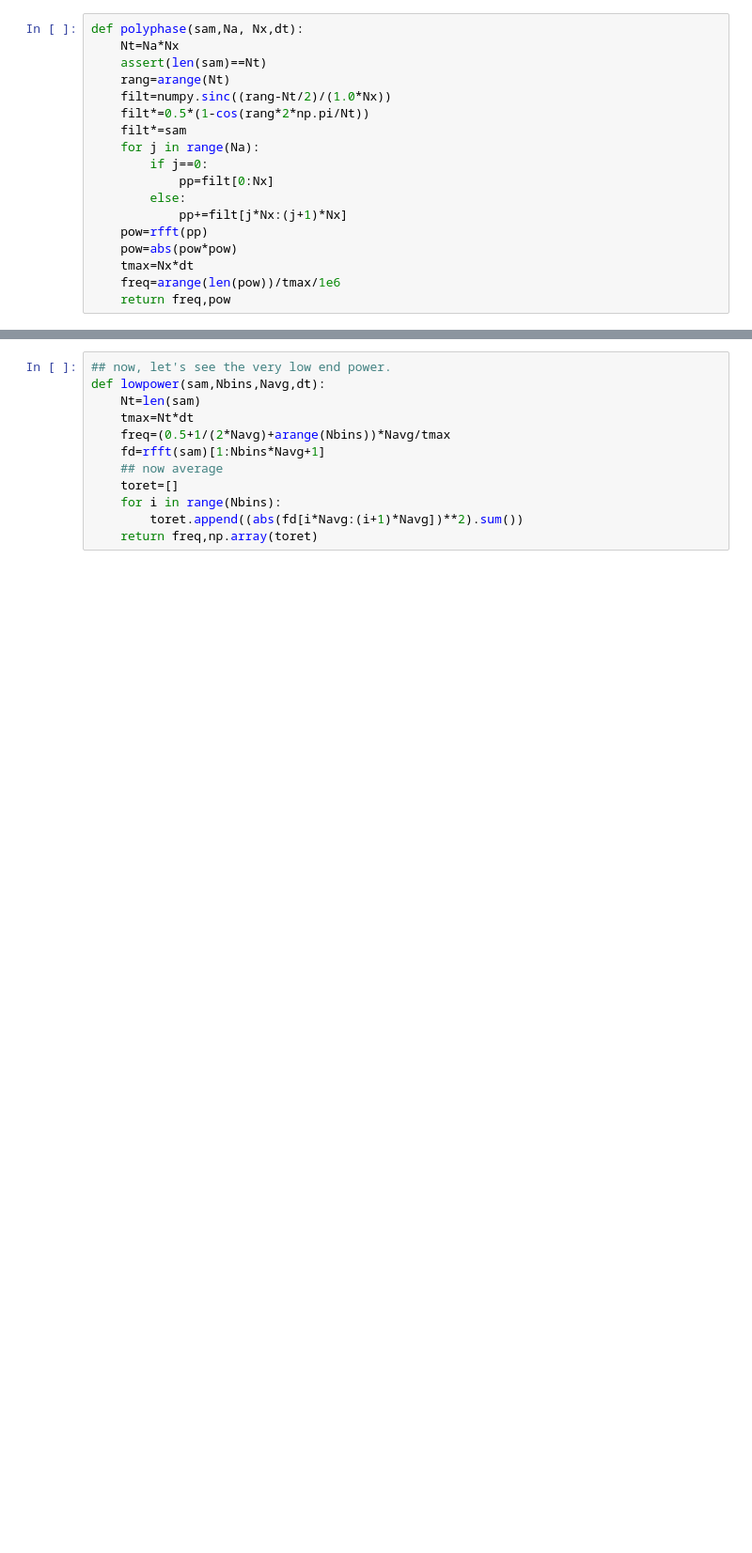
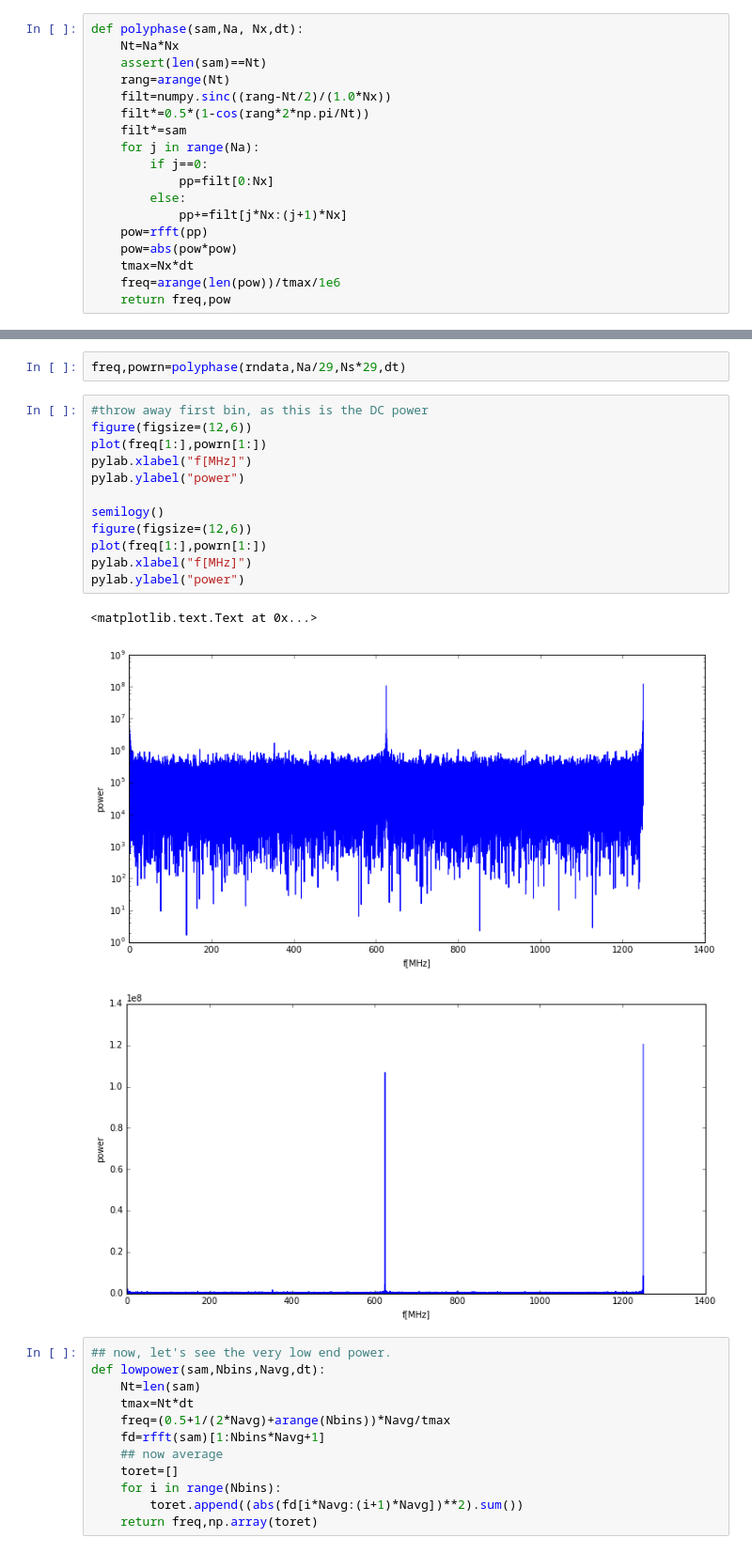
Before and after one commit to bmxdemo/bmxproject, a Jupyter notebook: ipynb/100ms.ipynb, the cells around one changed output, grey strips where cells are left out. Shown at 94% size. Drawn from its saved outputs; the diff is of its cells as text; blank space fills up the shorter version.

```diff
--- a/ipynb/100ms.ipynb
+++ b/ipynb/100ms.ipynb
@@ -139,3 +177,21 @@ plot(freq[-100:],powf[-100:])
+# %%
+freq,powrn=polyphase(rndata,Na/29,Ns*29,dt)
+# %%
+#throw away first bin, as this is the DC power
+figure(figsize=(12,6))
+plot(freq[1:],powrn[1:])
+pylab.xlabel("f[MHz]")
+pylab.ylabel("power")
+
+semilogy()
+figure(figsize=(12,6))
+plot(freq[1:],powrn[1:])
+pylab.xlabel("f[MHz]")
+pylab.ylabel("power")
+# %% [output]
+<matplotlib.text.Text at 0x...>
+[figure, added]
+[figure, added]
 # %%
 ## now, let's see the very low end power.
 def lowpower(sam,Nbins,Navg,dt):
```
Also changed, not shown: parts of 10 cells of this notebook.
